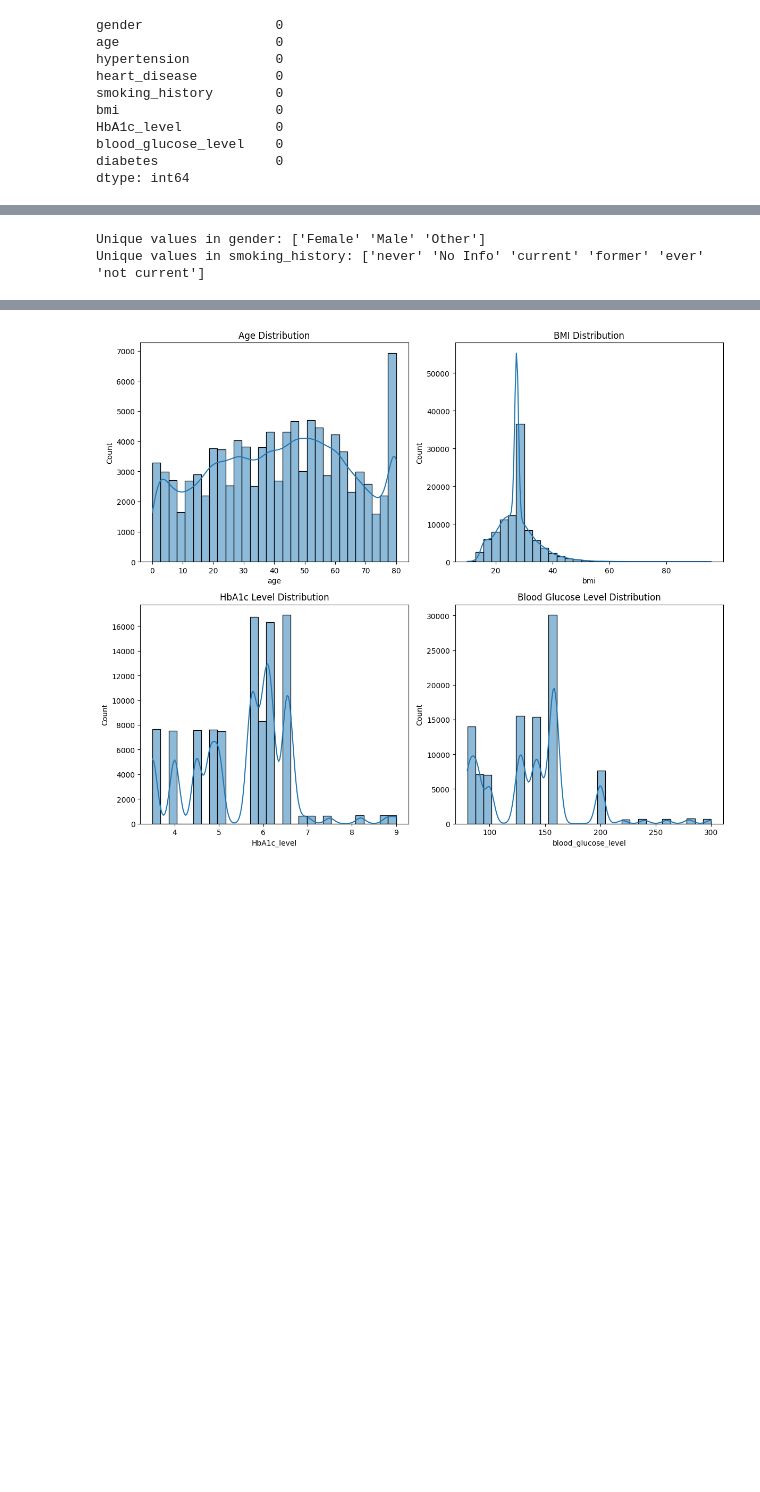
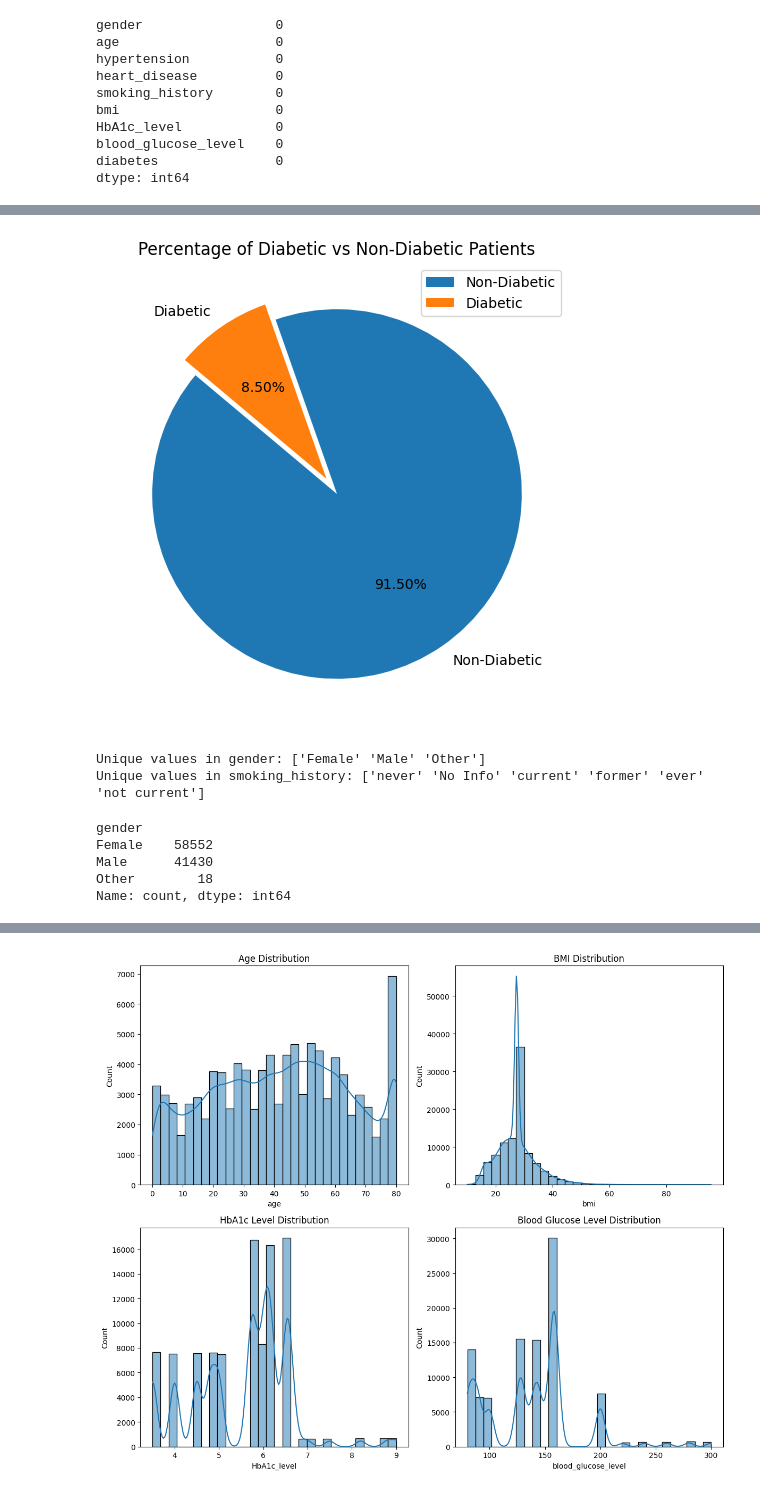
Before and after one commit to AsmaShaikhTMU/Projects, a Jupyter notebook: EDA_Report_Dataset_1.ipynb, the cells around one changed output, grey strips where cells are left out. Cells and saved outputs as stored; diff of their text form; code cells hidden in the pictures; blank space fills up the shorter version.

```diff
--- a/EDA_Report_Dataset_1.ipynb
+++ b/EDA_Report_Dataset_1.ipynb
@@ -100,3 +90,21 @@ max         9.000000           300.000000       1.000000
+# %%
+# Count occurrences of diabetic vs non-diabetic cases
+diabetes_counts = df['diabetes'].value_counts().to_dict()  # Convert to dictionary to avoid KeyError
+
+# Ensure both labels exist in the correct order
+sizes = [diabetes_counts.get(0, 0), diabetes_counts.get(1, 0)]  # Handles cases where values might be missing
+labels = ['Non-Diabetic', 'Diabetic']
+colors = ['#1f77b4', '#ff7f0e']  # Custom colors for clarity
+explode = (0, 0.1)  # Slightly separate "Diabetic" slice for emphasis
+
+# Create the pie chart
+plt.figure(figsize=(6, 6))
+plt.pie(sizes, labels=labels, colors=colors, autopct='%1.2f%%', startangle=140, explode=explode)
+plt.title("Percentage of Diabetic vs Non-Diabetic Patients")
+plt.legend(labels, loc="upper right")
+plt.show()
+# %% [output]
+[figure, added]
 # %%
 categorical_columns = ['gender', 'smoking_history']  # Adjust as needed
 for col in categorical_columns:
@@ -104,3 +112,13 @@ for col in categorical_columns:
 # %% [output]
 Unique values in gender: ['Female' 'Male' 'Other']
 Unique values in smoking_history: ['never' 'No Info' 'current' 'former' 'ever' 'not current']
+# %%
+# Count occurrences of each gender category
+gender_counts = df['gender'].value_counts()
+print(gender_counts)
+# %% [output]
+gender
+Female    58552
+Male      41430
+Other        18
+Name: count, dtype: int64
```
Also changed, not shown: parts of 43 cells of this notebook.
